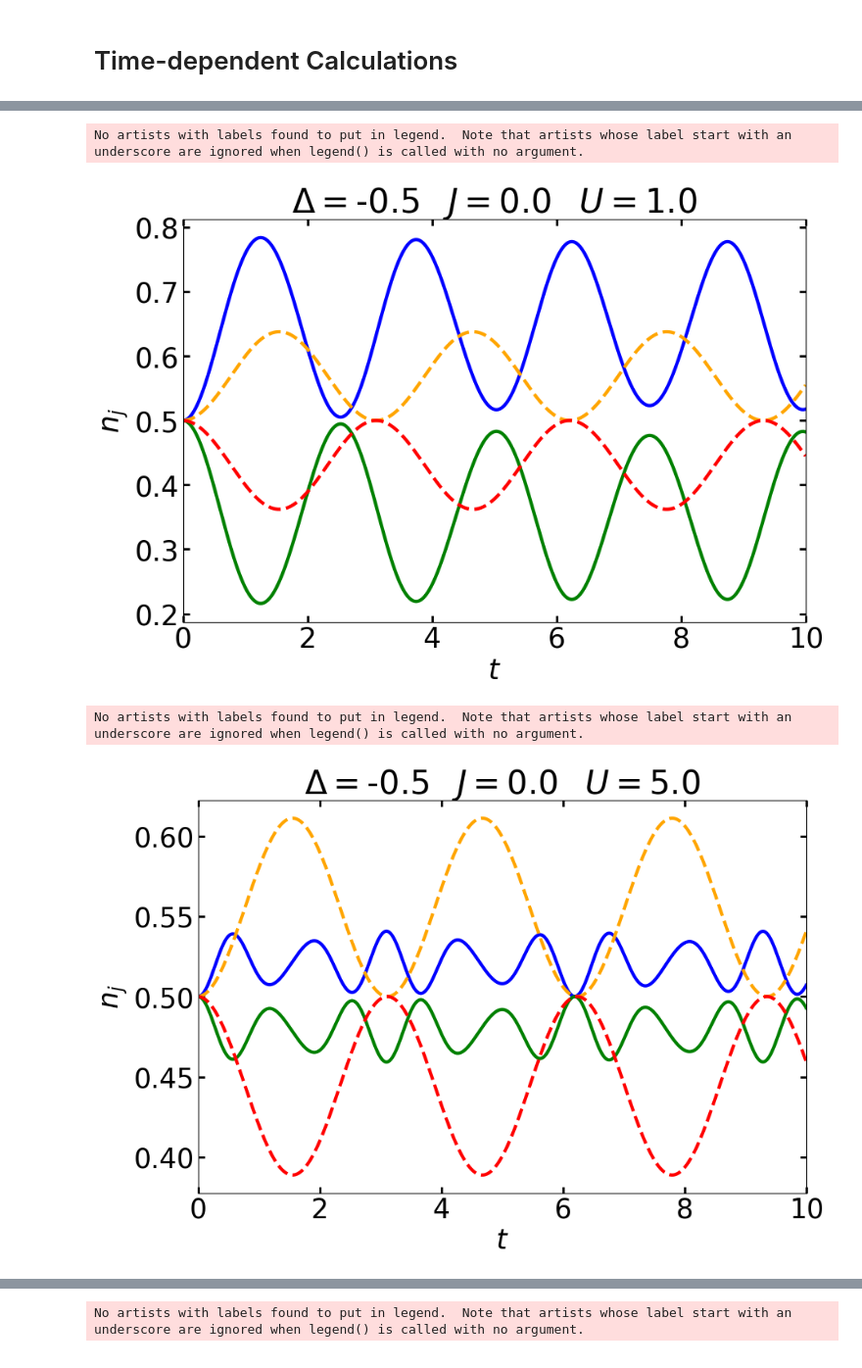
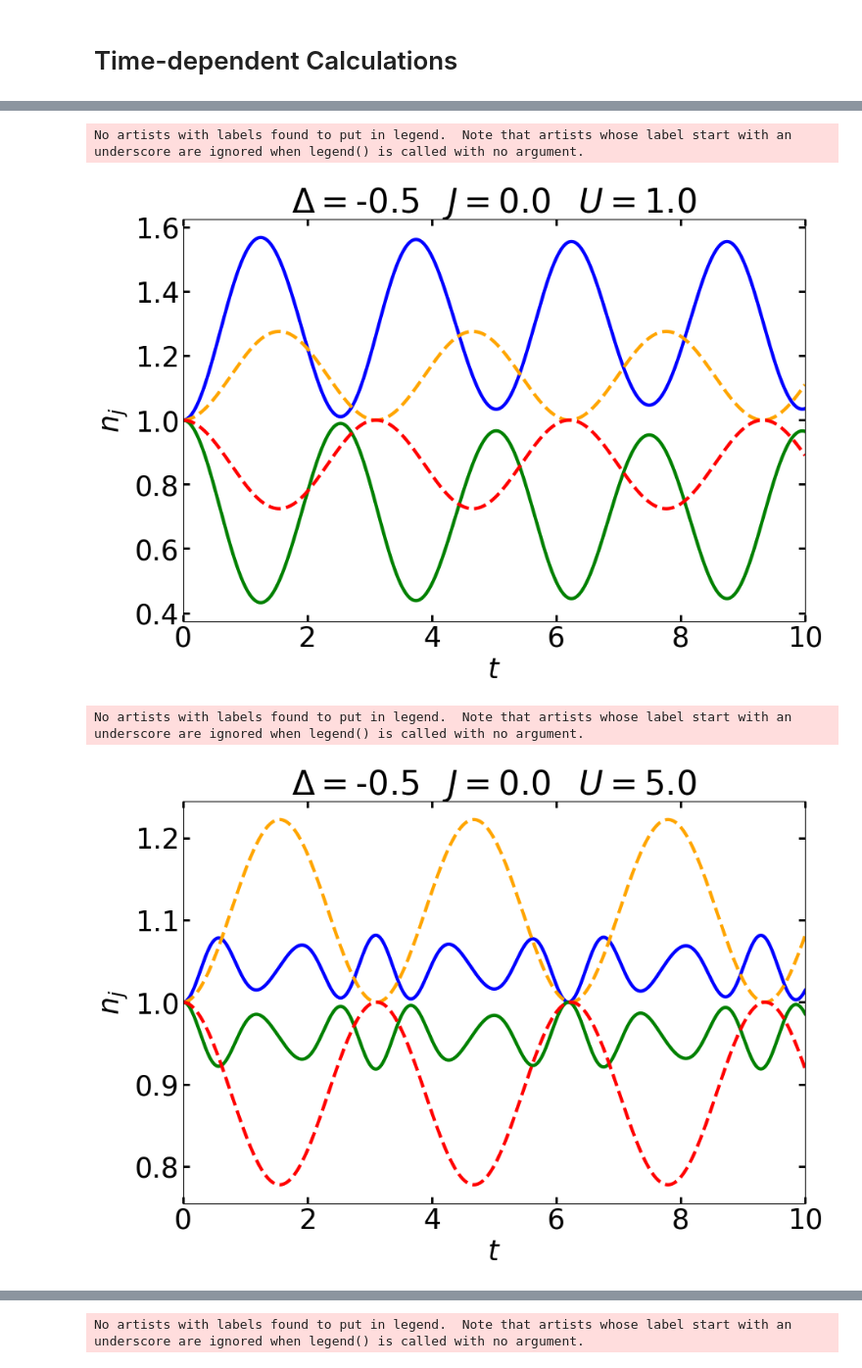
Before and after one commit to FelipePicoli/Hubbard-Model---DFT-and-TD-DFT, a Jupyter notebook: Graph.ipynb, the cells around one changed output, grey strips where cells are left out. Shown at 98% size. Saved outputs shown, nothing was run; the diff lists cells and outputs as text; code cells hidden in the pictures.

```diff
--- a/Graph.ipynb
+++ b/Graph.ipynb
@@ -20,0 +52,34 @@ from scipy.optimize import curve_fit
+# %%
+U=[0,1,2,3]
+E005=[ -0.9717889081032333, -1.035839846519429,-0.8346790811371155, -0.6714600133887036]
+E0d05=[-1.118033988749895,-0.8546376797184612,-0.661702138043239,-0.5256871208655183]
+
+E007=[-0.790667689577054,-1.0298114508695813,-0.8266701230634145,-0.659247868465723]
+E0d07=[-1.2206555615733703,-0.9249754075048373,-0.7052609461421178,-0.5516331340722995]
+
+E005=np.array(E005)
+E0d05=np.array(E0d05)
+E007=np.array(E007)
+E0d07=np.array(E0d07)
+
+linha=3
+plt.figure(figsize=(10,6.5))
+plt.tick_params(bottom=True, top=True, left=True, right=True, labelsize=25)
+plt.plot(U,-1*np.abs(E0d05-E005)/E0d05,'o', color='blue',markersize=8)
+plt.plot(U,-1*np.abs(E0d07-E007)/E0d07,'o', color='red',markersize=8)
+
+plt.ylabel(r'$E_0$')
+#plt.xlim(1,7)
+#plt.ylim(-0.16,0.24)
+plt.xlabel(r"$U$")
+#plt.axhline(y = 0, color = 'r', linestyle = '--')
+plt.rcParams.update({'font.size': 25})
+plt.legend(ncol=2,prop={'size':20}, loc='lower center',frameon=False)
+plt.tick_params(direction='in', length=6, width=2, colors='black',grid_color='r', grid_alpha=0.5)
+#plt.xscale('log')
+#plt.yscale('log')
+#plt.ylim(E0[0]-0.01,E0[-1]+0.01)
+#plt.xlim(0-0.01,10+0.01)
+#plt.savefig ('cerio.eps', dpi = 300, transparent = False, bbox_inches = 'tight')
+#plt.savefig ('k5_m.png', dpi = 300, transparent = True, bbox_inches = 'tight')
+plt.show()
@@ -302,10 +506,10 @@ delta=-0.5
 linha=3
 plt.figure(figsize=(10,6.5))
 plt.tick_params(bottom=True, top=True, left=True, right=True, labelsize=25)
-plt.plot(dados[:,0],dados[:,1]/2,'-', color='blue',linewidth=linha)
-plt.plot(dados2[:,0],dados2[:,3],'--', color='orange',linewidth=linha)
-plt.plot(dados[:,0],dados[:,2]/2,'-', color='green',linewidth=linha)
-plt.plot(dados2[:,0],dados2[:,5],'--', color='red',linewidth=linha)
+plt.plot(dados[:,0],dados[:,1],'-', color='blue',linewidth=linha)
+plt.plot(dados2[:,0],dados2[:,3]*2,'--', color='orange',linewidth=linha)
+plt.plot(dados[:,0],dados[:,2],'-', color='green',linewidth=linha)
+plt.plot(dados2[:,0],dados2[:,5]*2,'--', color='red',linewidth=linha)
 plt.ylabel(r'$n_j$')
 #plt.xlim(1,7)
 #plt.ylim(-0.16,0.24)
@@ -324,7 +528,7 @@ plt.xlim(dados[0,0],dados[-1,0])
 plt.show()
 # %% [output]
 No artists with labels found to put in legend.  Note that artists whose label start with an underscore are ignored when legend() is called with no argument.
-[figure, old version]
+[figure, new version]
 # %%
 fa=open("ExatoU5.0Delta-0.5J1.0e-5.txt","r")
 dados=[]
@@ -354,38 +558,38 @@ for i in fa:
 fa.close()
 
 dados2=np.array(dados2)
 dados2=dados2.astype(float)
 
 U=5.0
 J=0.0
 delta=-0.5
 
 linha=3
 plt.figure(figsize=(10,6.5))
 plt.tick_params(bottom=True, top=True, left=True, right=True, labelsize=25)
-plt.plot(dados[:,0],dados[:,1]/2,'-', color='blue',linewidth=linha)
-plt.plot(dados2[:,0],dados2[:,3],'--', color='orange',linewidth=linha)
-plt.plot(dados[:,0],dados[:,2]/2,'-', color='green',linewidth=linha)
-plt.plot(dados2[:,0],dados2[:,5],'--', color='red',linewidth=linha)
+plt.plot(dados[:,0],dados[:,1],'-', color='blue',linewidth=linha)
+plt.plot(dados2[:,0],dados2[:,3]*2,'--', color='orange',linewidth=linha)
+plt.plot(dados[:,0],dados[:,2],'-', color='green',linewidth=linha)
+plt.plot(dados2[:,0],dados2[:,5]*2,'--', color='red',linewidth=linha)
 plt.ylabel(r'$n_j$')
 #plt.xlim(1,7)
 #plt.ylim(-0.16,0.24)
 plt.xlabel(r"$t$")
 #plt.axhline(y = 0, color = 'r', linestyle = '--')
 plt.rcParams.update({'font.size': 25})
 plt.legend(ncol=2,prop={'size':20}, loc='lower center',frameon=False)
 plt.tick_params(direction='in', length=6, width=2, colors='black',grid_color='r', grid_alpha=0.5)
 plt.title(r'$\Delta=$'+str(delta)+r'$\;\;\;J=$'+str(round(J,3))+r'$\;\;\;U=$'+str(U), fontsize=30)
 #plt.xscale('log')
 #plt.yscale('log')
 #plt.ylim(0.05,1)
 plt.xlim(dados[0,0],dados[-1,0])
 #plt.savefig ('cerio.eps', dpi = 300, transparent = False, bbox_inches = 'tight')
 #plt.savefig ('k5_m.png', dpi = 300, transparent = True, bbox_inches = 'tight')
 plt.show()
 # %% [output]
 No artists with labels found to put in legend.  Note that artists whose label start with an underscore are ignored when legend() is called with no argument.
-[figure, old version]
+[figure, new version]
 # %%
 fa=open("ExatoU0.0Delta-0.5J5.0.txt","r")
 dados=[]
```
Also changed, not shown: parts of 15 cells of this notebook, 1 other file.
